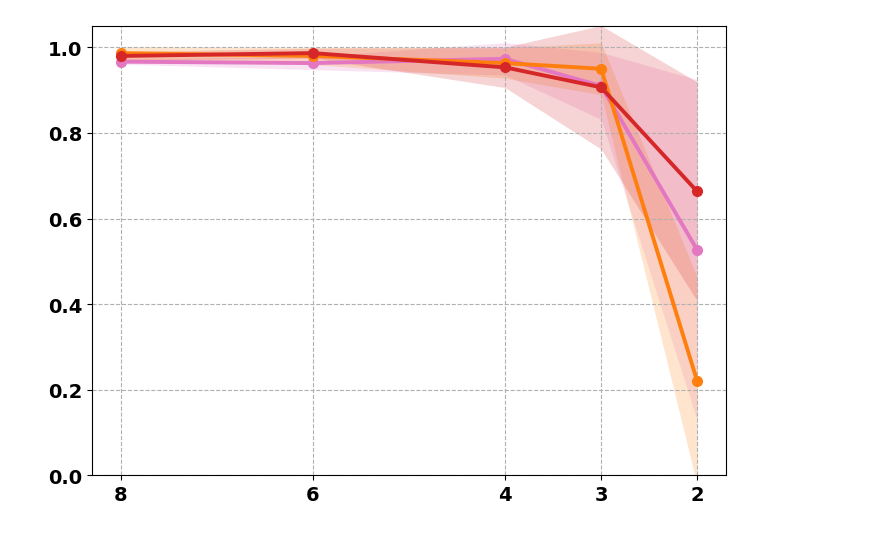
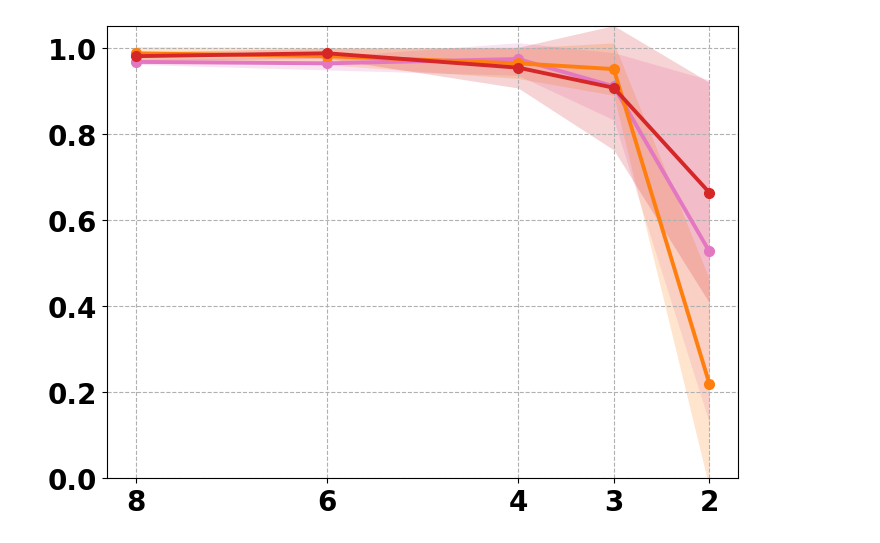
Before and after one commit to yuuharu11/LNN-control, a Jupyter notebook: robomimic/myscript/make-graph/success_rate-quantization.ipynb, the cells around one changed output. Drawn from its saved outputs; the diff is of its cells as text; code cells hidden in the pictures.

```diff
--- a/robomimic/myscript/make-graph/success_rate-quantization.ipynb
+++ b/robomimic/myscript/make-graph/success_rate-quantization.ipynb
@@ -77,35 +77,35 @@ for base_model, df_m in df_agg.groupby("base_model"):
         linewidth=0,
         zorder=1
     )
 
     # --- 平均線（主役） ---
     plt.plot(
         bits,
         means,
         marker="o",     # ★ マーカー統一
         color=color,
         linewidth=2.8,  # ★ 少し太く
         markersize=7,
         zorder=10,
         label=base_model.replace("_best", "")
     )
 
 # --- 軸・スタイル ---
-plt.tick_params(axis="both", labelsize=14, labelfontfamily="DejaVu Sans")
+plt.tick_params(axis="both", labelsize=20)
 
 for label in plt.gca().get_xticklabels() + plt.gca().get_yticklabels():
     label.set_fontweight("bold")
 
 plt.ylim(0, 1.05)
 plt.gca().invert_xaxis()
 plt.xticks(sorted(df_agg["bit"].unique(), reverse=True))
 
 plt.grid(True, which="major", linestyle="--")
 
 plt.tight_layout()
 plt.show()
 # %% [output]
-[figure, old version]
+[figure, new version]
 # %%
 # Digital Fixed Params Quantization (2bit, 3bit, 4bit, 6bit, 8bit)
 import pandas as pd
```
Also changed, not shown: parts of 2 cells of this notebook, 7 other files.
